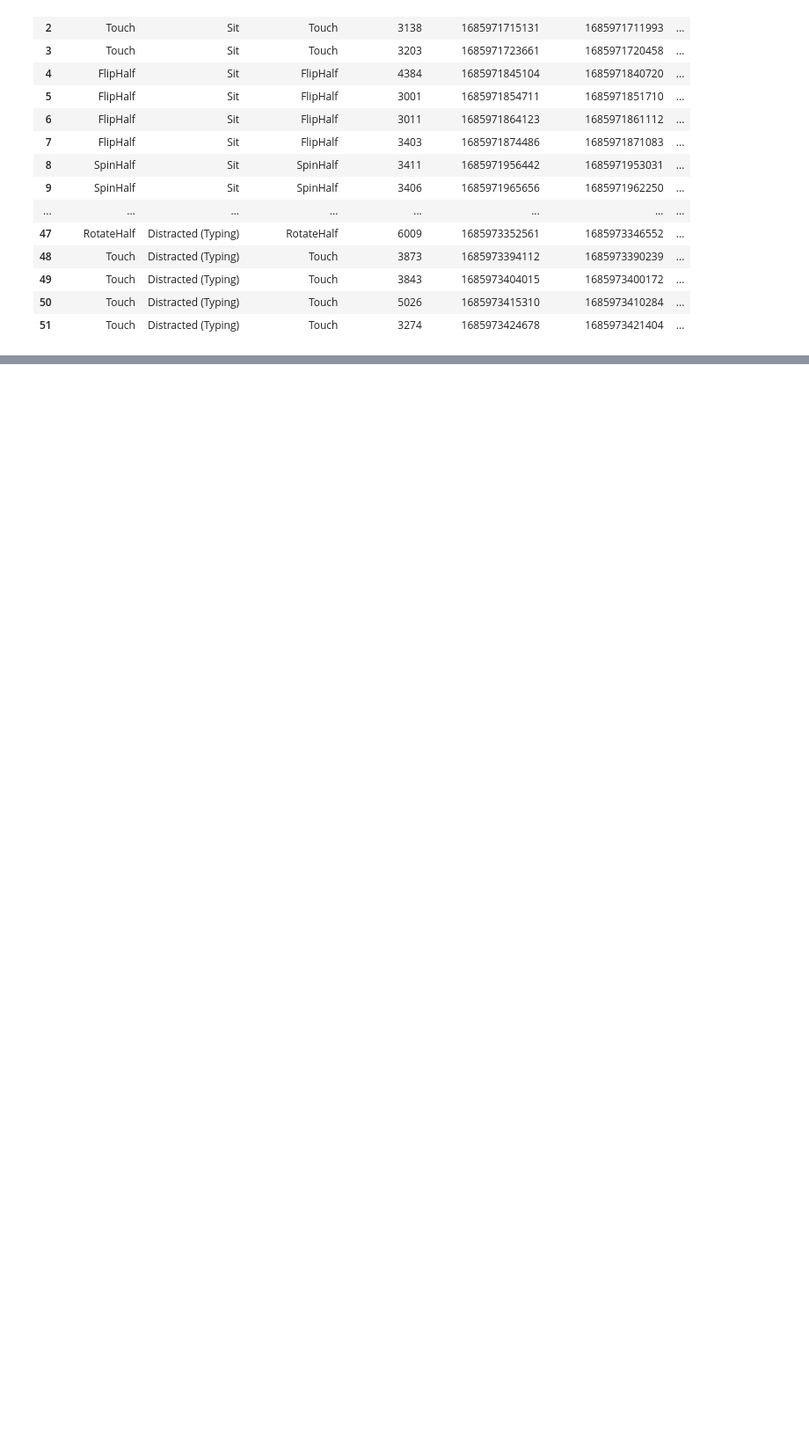
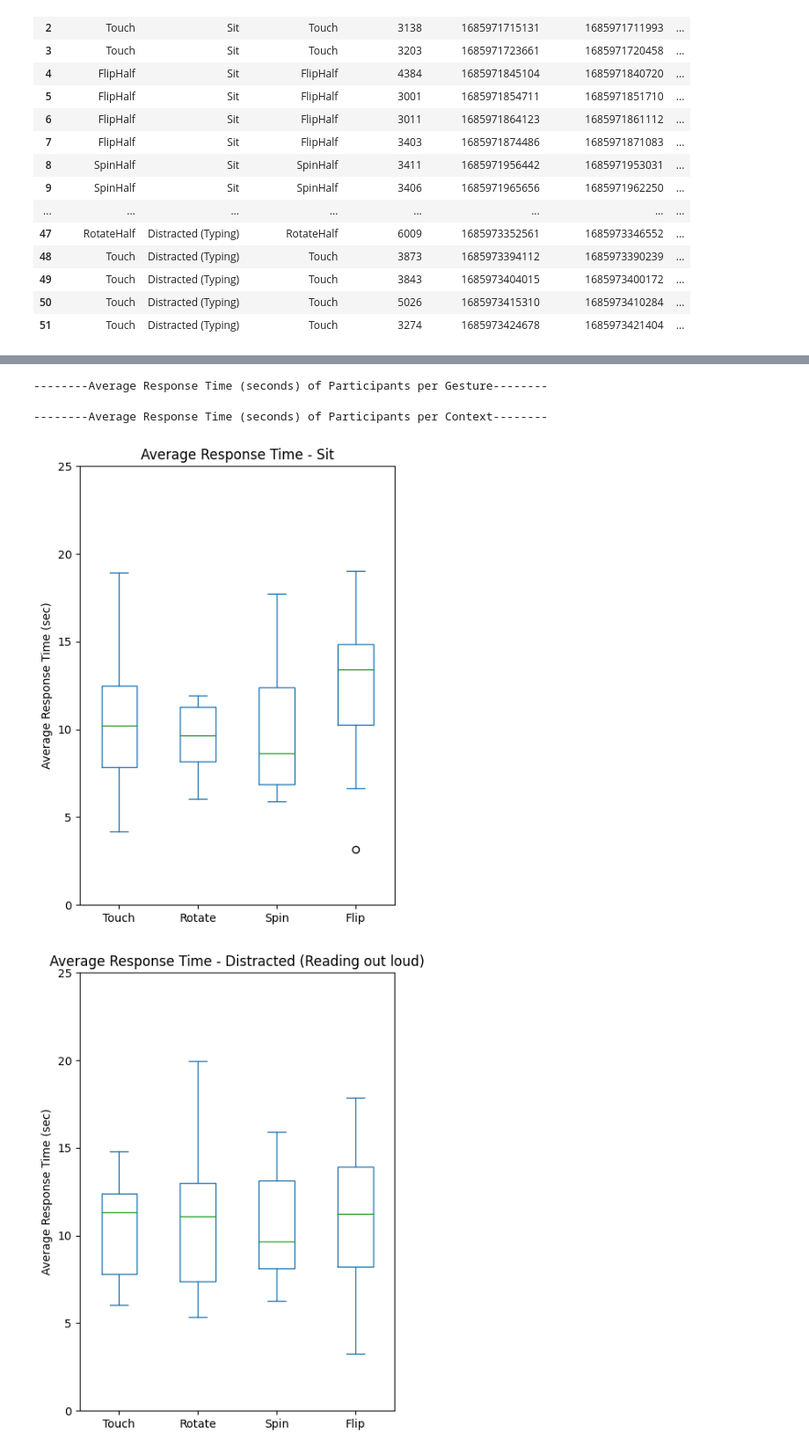
Before and after one commit to ThanosSoulis/dexterous-gestures-phone-call-analysis, a Jupyter notebook: phone-call-data-analysis.ipynb, the cells around one changed output, grey strips where cells are left out. Shown: that part at 88% size. Cells and saved outputs as stored; diff of their text form; code cells hidden in the pictures; blank space fills up the shorter version.

Commit message:
more data analysis

```diff
--- a/phone-call-data-analysis.ipynb
+++ b/phone-call-data-analysis.ipynb
@@ -154,0 +210,53 @@ dtype: object
+# %%
+import matplotlib.pyplot as plt
+
+print("--------Average Response Time (seconds) of Participants per Gesture--------")
+avg_resp_by_gesture = get_avg_response_gesture(data_by_user)
+
+def plot_avg_resp_by_gesture(_avg_resp_by_gesture):
+    for _gesture in ['Touch', 'RotateHalf', 'FlipHalf', 'SpinHalf'] :
+        _gesture_name = _gesture
+        if _gesture != 'Touch':
+            _gesture_name = _gesture_name.replace('Half', '')
+
+        _avg_resp_by_gesture[_gesture].index += 1
+        plot = _avg_resp_by_gesture[_gesture].plot(kind='barh', orientation='horizontal', title="Average Response Time - "+ _gesture_name, xlabel="Participant", figsize=(12.5, 7))
+        _avg_resp_by_gesture[_gesture].index -= 1
+        plot.invert_yaxis()
+        plot.set_xlabel(xlabel="Average Response Time (sec)")
+        plot.set_xlim([0, 18])
+
+# plot_avg_resp_by_gesture(avg_resp_by_gesture)
+# %% [output]
+--------Average Response Time (seconds) of Participants per Gesture--------
+# %%
+print("--------Average Response Time (seconds) of Participants per Context--------")
+avg_resp_by_context= get_avg_response_context(data_by_user)
+
+def plot_avg_resp_by_context_bar(_avg_resp_by_context):
+    for _context in ['Sit', 'Distracted (Reading out loud)', 'Distracted (Typing)'] :
+
+        _avg_resp_by_context[_context].index += 1
+        plot = _avg_resp_by_context[_context].plot(kind='barh', orientation='horizontal', title="Average Response Time - "+ _context, xlabel="Participant", figsize=(12.5, 7))
+        _avg_resp_by_context[_context].index -= 1
+        plot.invert_yaxis()
+        plot.set_xlabel(xlabel="Average Response Time (sec)")
+        plot.set_xlim([0, 25])
+        plt.show()
+
+def plot_avg_resp_by_context_box(_avg_resp_by_context):
+    for _context in ['Sit', 'Distracted (Reading out loud)', 'Distracted (Typing)'] :
+
+        _avg_resp_by_context[_context].index += 1
+        plot = _avg_resp_by_context[_context].plot(kind='box', title="Average Response Time - "+ _context, xlabel="Participant", figsize=(5, 7))
+        _avg_resp_by_context[_context].index -= 1
+        plot.set_ylim([0, 25])
+        plot.set_ylabel(ylabel="Average Response Time (sec)")
+        plt.show()
+
+plot_avg_resp_by_context_box(avg_resp_by_context)
+# avg_resp_by_context['Sit']
+# %% [output]
+--------Average Response Time (seconds) of Participants per Context--------
+[figure, added]
+[figure, added]
```
Also changed, not shown: parts of 3 cells of this notebook, 10 other files.
